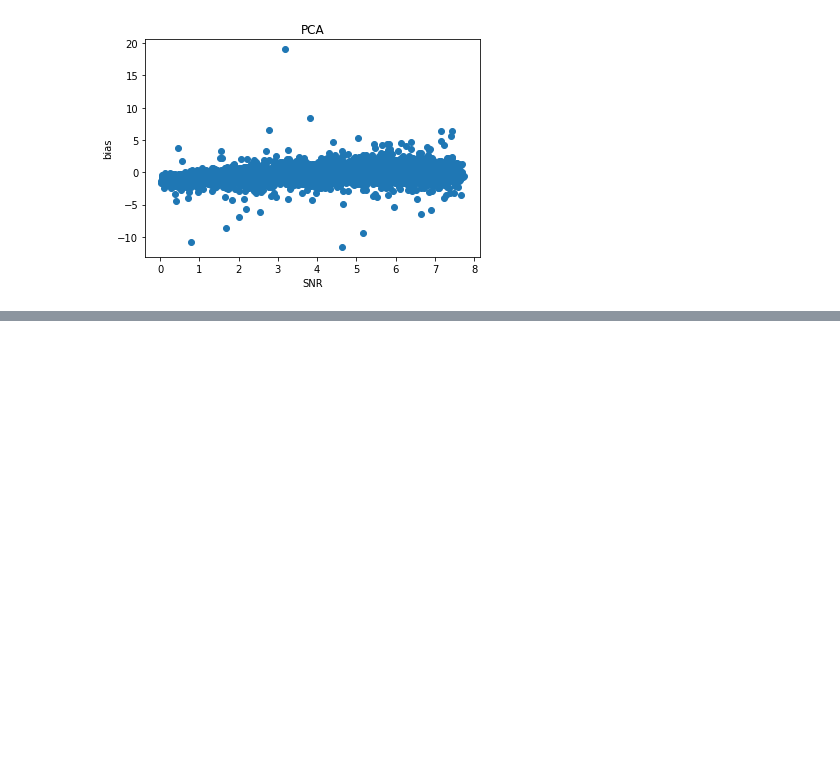
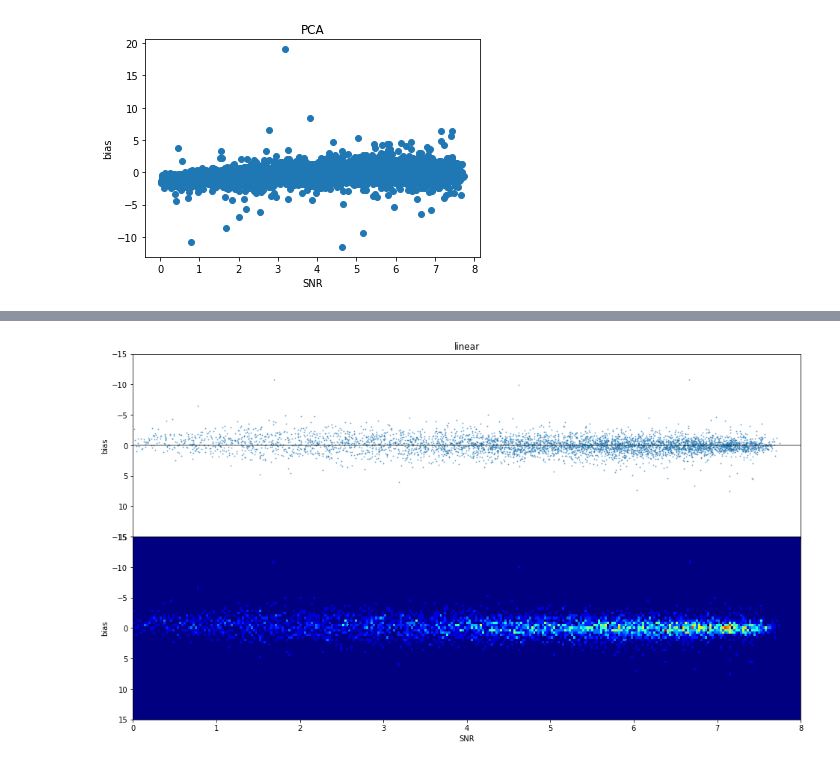
Before and after one commit to zweili/ml_project_2, a Jupyter notebook: project_2_merged.ipynb, the cells around one changed output, grey strips where cells are left out. Drawn from its saved outputs; the diff is of its cells as text; code cells hidden in the pictures; blank space fills up the shorter version.

```diff
--- a/project_2_merged.ipynb
+++ b/project_2_merged.ipynb
@@ -845,0 +985,23 @@ Text(0, 0.5, 'bias')
+# %%
+lr = LinearRegression()
+lr.fit(x_tr,y_tr)
+y_pred_tr = lr.predict(x_tr)
+y_pred_te = lr.predict(x_te)
+bias_tr = (y_pred_tr - y_tr) / df_OCU_tr
+bias_te = (y_te - y_pred_te) / df_OCU_te
+# %%
+# Two subplots
+f, axarr = plt.subplots(2, sharex=True, sharey=True, figsize=(16,9))
+
+axarr[0].scatter(SNR_te,bias_te, s=1, alpha= 0.5)
+axarr[1].hist2d(SNR_te,bias_te, bins=(300, 75), cmap=plt.cm.jet,range=[[0, 8], [-15, 15]])
+axarr[0].set_ylim(15,-15)
+axarr[0].axhline(y=0, color='black', alpha=0.5)
+axarr[0].set_title("linear")
+axarr[1].set_xlabel("SNR")
+axarr[1].set_ylabel("bias")
+axarr[0].set_ylabel("bias")
+
+f.subplots_adjust(hspace=0)
+# %% [output]
+[figure, added]
```
Also changed, not shown: parts of 53 cells of this notebook.
